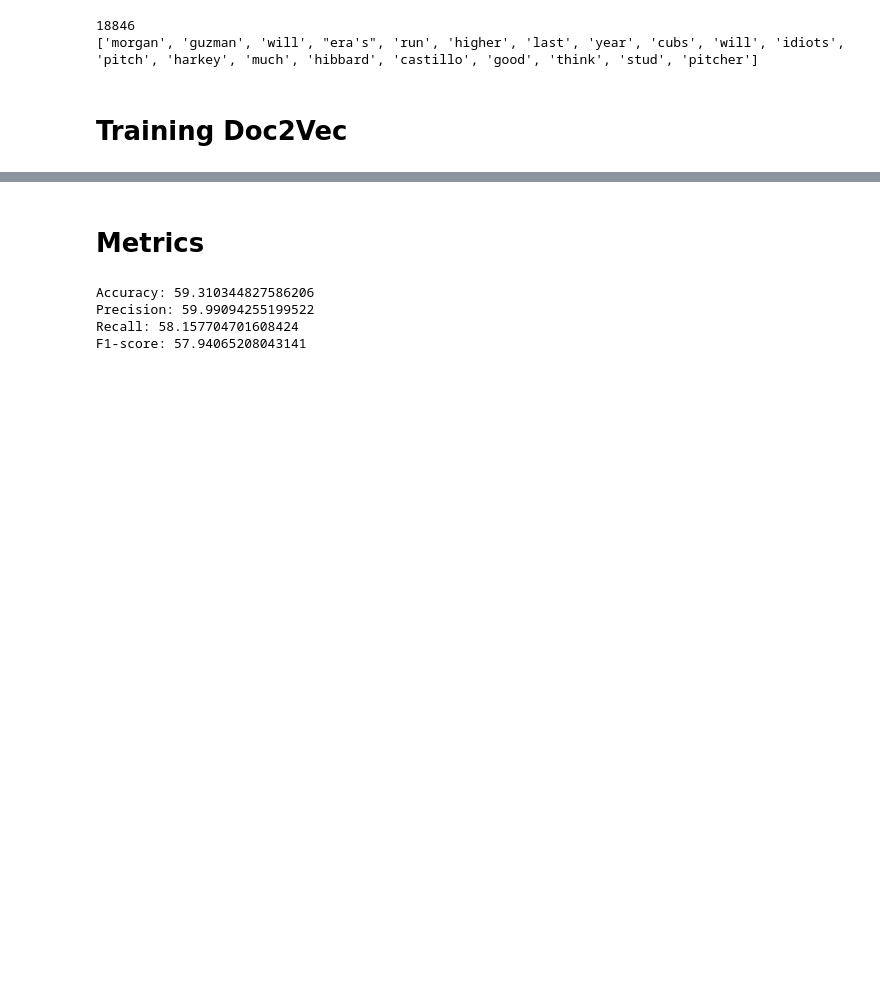
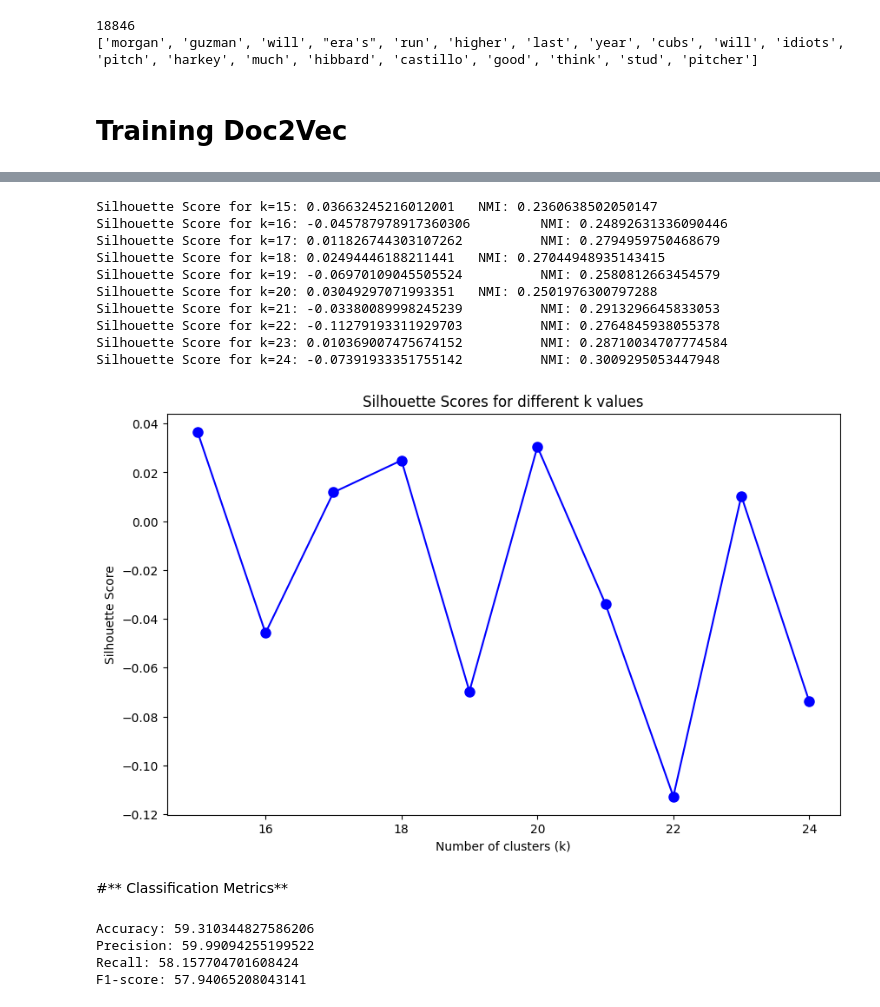
Before and after one commit to chethana613/document_clustering, a Jupyter notebook: Data_Clustering_Project_KMeans.ipynb, the cells around one changed output, grey strips where cells are left out. Saved outputs shown, nothing was run; the diff lists cells and outputs as text; code cells hidden in the pictures; blank space fills up the shorter version.

```diff
--- a/Data_Clustering_Project_KMeans.ipynb
+++ b/Data_Clustering_Project_KMeans.ipynb
@@ -310,5 +238,43 @@ KeyError: 'Cluster #19'
+# %%
+#Finding Cluster value
+
+from sklearn.metrics import silhouette_score
+from sklearn.metrics import normalized_mutual_info_score
+
+# Calculate silhouette scores for k values around the suspected optimal number
+k_values = range(15, 25)
+silhouette_scores = []
+
+for k in k_values:
+    kmeans = KMeans(n_clusters=k)
+    clusters = kmeans.fit_predict(doc_vectors)
+    silhouette_avg = silhouette_score(doc_vectors, clusters)
+    silhouette_scores.append(silhouette_avg)
+    nmi = normalized_mutual_info_score(gnd_labels, clusters)
+    print(f"Silhouette Score for k={k}: {silhouette_avg} \t NMI: {nmi}")
+
+
+# Plot silhouette scores
+plt.figure(figsize=(10, 6))
+plt.plot(k_values, silhouette_scores, 'bo-', markersize=8)
+plt.xlabel('Number of clusters (k)')
+plt.ylabel('Silhouette Score')
+plt.title('Silhouette Scores for different k values')
+plt.show()
+# %% [output]
+Silhouette Score for k=15: 0.03663245216012001   NMI: 0.2360638502050147
+Silhouette Score for k=16: -0.045787978917360306         NMI: 0.24892631336090446
+Silhouette Score for k=17: 0.011826744303107262          NMI: 0.2794959750468679
+Silhouette Score for k=18: 0.02494446188211441   NMI: 0.27044948935143415
+Silhouette Score for k=19: -0.06970109045505524          NMI: 0.2580812663454579
+Silhouette Score for k=20: 0.03049297071993351   NMI: 0.2501976300797288
+Silhouette Score for k=21: -0.03380089998245239          NMI: 0.2913296645833053
+Silhouette Score for k=22: -0.11279193311929703          NMI: 0.2764845938055378
+Silhouette Score for k=23: 0.010369007475674152          NMI: 0.28710034707774584
+Silhouette Score for k=24: -0.07391933351755142          NMI: 0.3009295053447948
+[figure, added]
 # %% [markdown]
-# **Metrics**
+#** Classification Metrics**
 # %%
 from sklearn.model_selection import train_test_split
 from sklearn.svm import SVC
```
Also changed, not shown: parts of 5 cells of this notebook.
